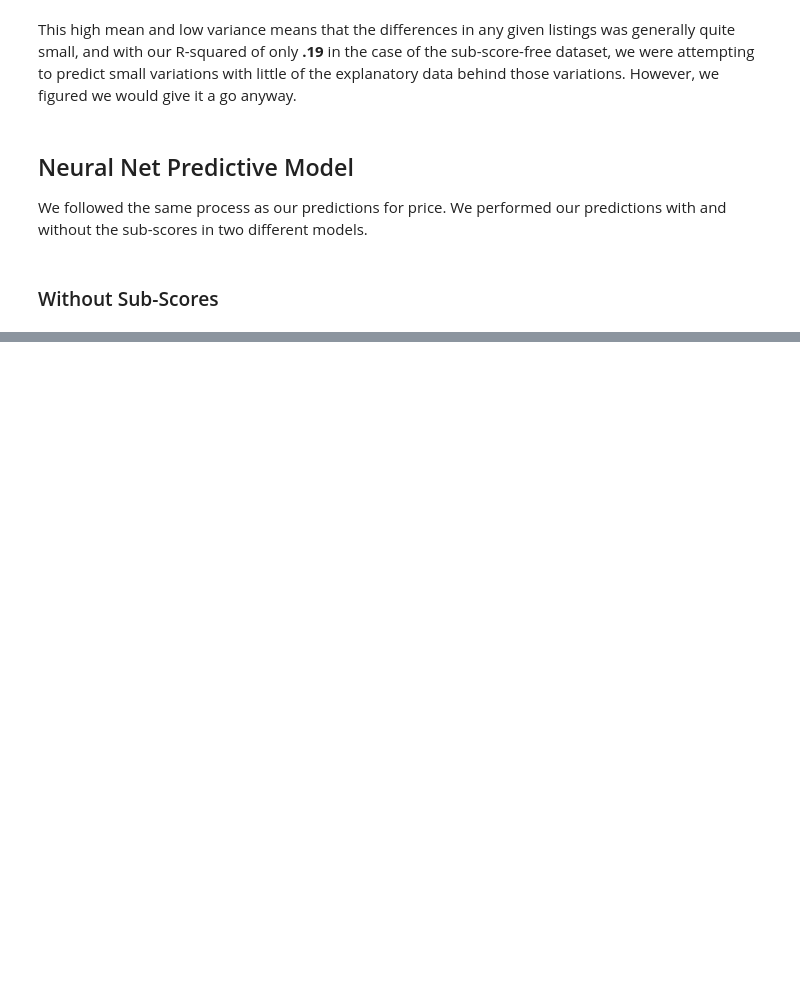
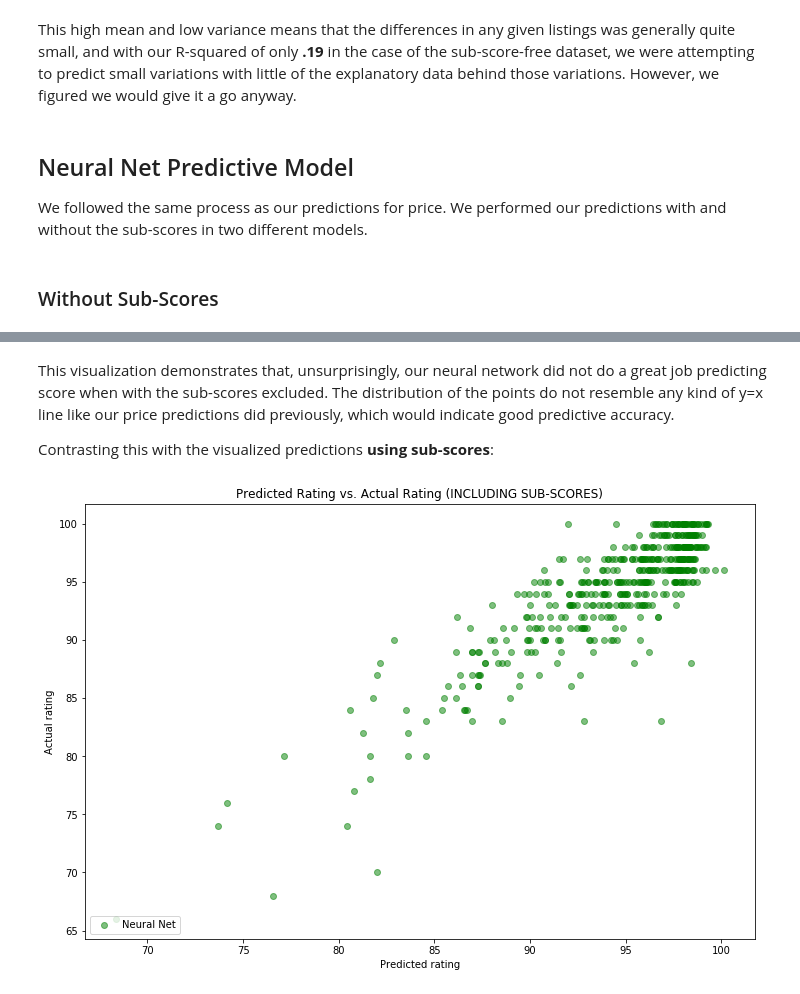
Before and after one commit to joshkeating/inf370-final-project, a Jupyter notebook: analysis.ipynb, the cells around one changed output, grey strips where cells are left out. Cells and saved outputs as stored; diff of their text form; code cells hidden in the pictures; blank space fills up the shorter version.

```diff
--- a/analysis.ipynb
+++ b/analysis.ipynb
@@ -501,0 +522,17 @@ The plot below shows the errors of all the predictions made with the Neural Net.
+# %% [markdown]
+This visualization demonstrates that, unsurprisingly, our neural network did not do a great job predicting score when with the sub-scores excluded. The distribution of the points do not resemble any kind of y=x line like our price predictions did previously, which would indicate good predictive accuracy.
+
+Contrasting this with the visualized predictions **using sub-scores**:
+# %%
+plt.figure(figsize=(12,8))
+plt.scatter(nn_grid_with_subs.predict(test_features_2),test_outcome_2,color='g', alpha = .5, label = 'Neural Net')
+# plt.scatter([avg_rating] * len(test_outcome),test_outcome,color='g', alpha = .5, label = 'Average Rating')
+plt.xlabel('Predicted rating')
+plt.ylabel('Actual rating')
+plt.legend(loc='lower left')
+#plt.xlim(right = 100)
+#plt.xlim(left = 60)
+plt.title('Predicted Rating vs. Actual Rating (INCLUDING SUB-SCORES)')
+plt.show()
+# %% [output]
+[figure, added]
```
Also changed, not shown: parts of 28 cells of this notebook.
